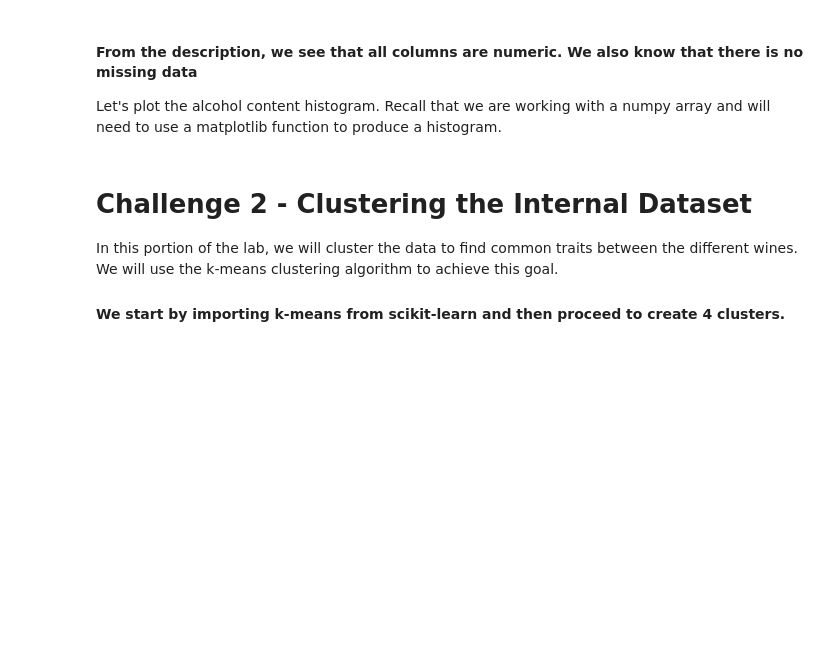
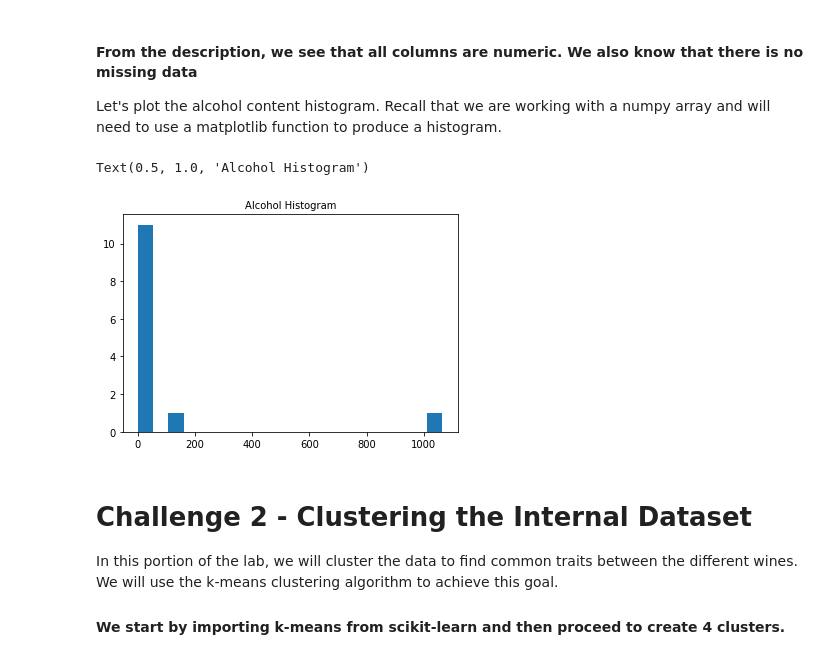
Before and after one commit to ta-datapt-bcn/lab-unsupervised-learning-and-sklearn, a Jupyter notebook: your-code/main.ipynb, the cells around one changed output. Drawn from its saved outputs; the diff is of its cells as text; code cells hidden in the pictures; blank space fills up the shorter version.

```diff
--- a/your-code/main.ipynb
+++ b/your-code/main.ipynb
@@ -42,3 +67,11 @@ Let's plot the alcohol content histogram. Recall that we are working with a nump
+# %%
+# Your code here:
+features, target = load_wine(return_X_y=True)
+plt.hist(features[0], bins=20)
+plt.title('Alcohol Histogram', size=10)
+# %% [output]
+Text(0.5, 1.0, 'Alcohol Histogram')
+[figure, added]
 # %% [markdown]
 # Challenge 2 - Clustering the Internal Dataset
 
```
Also changed, not shown: parts of 48 cells of this notebook, 1 other file.
